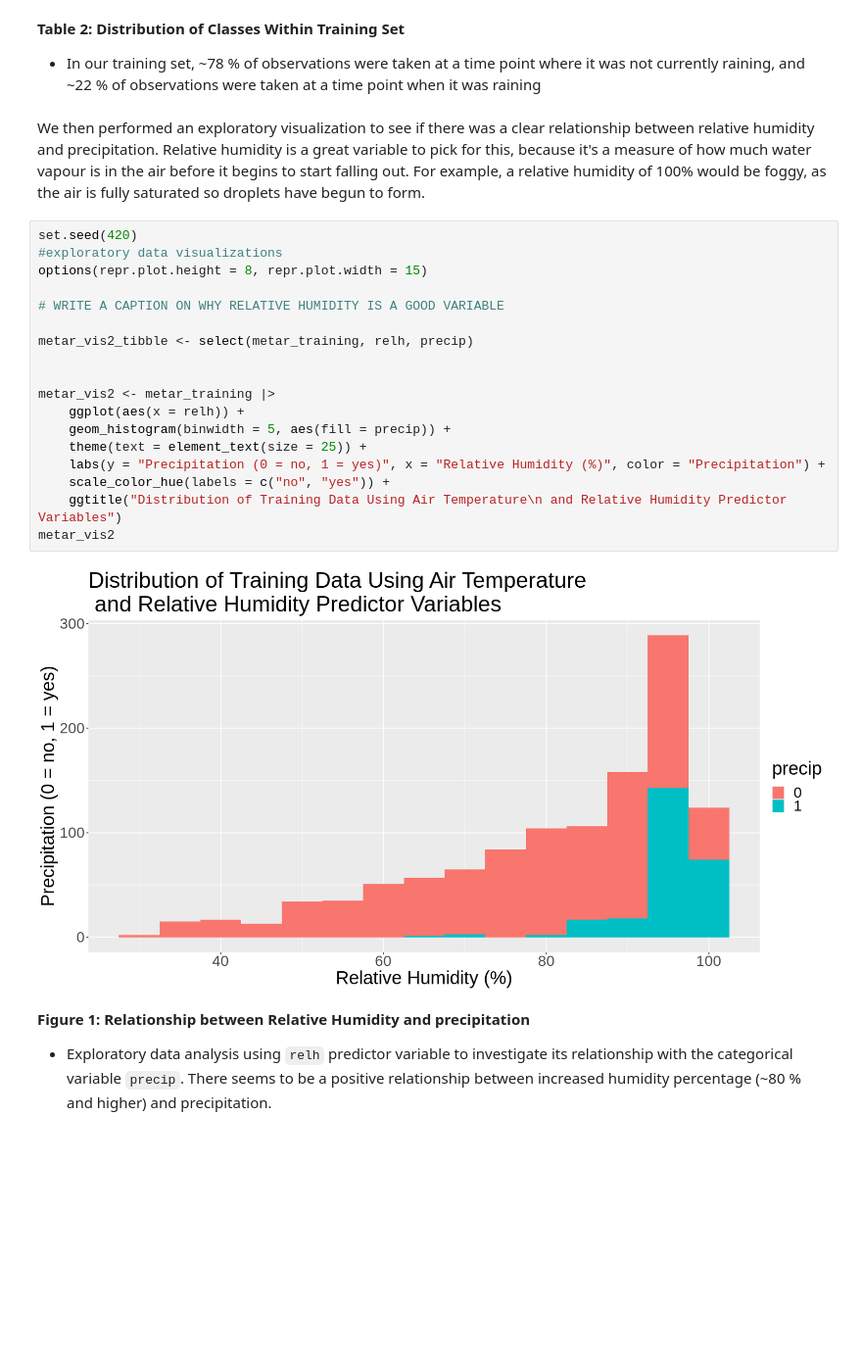
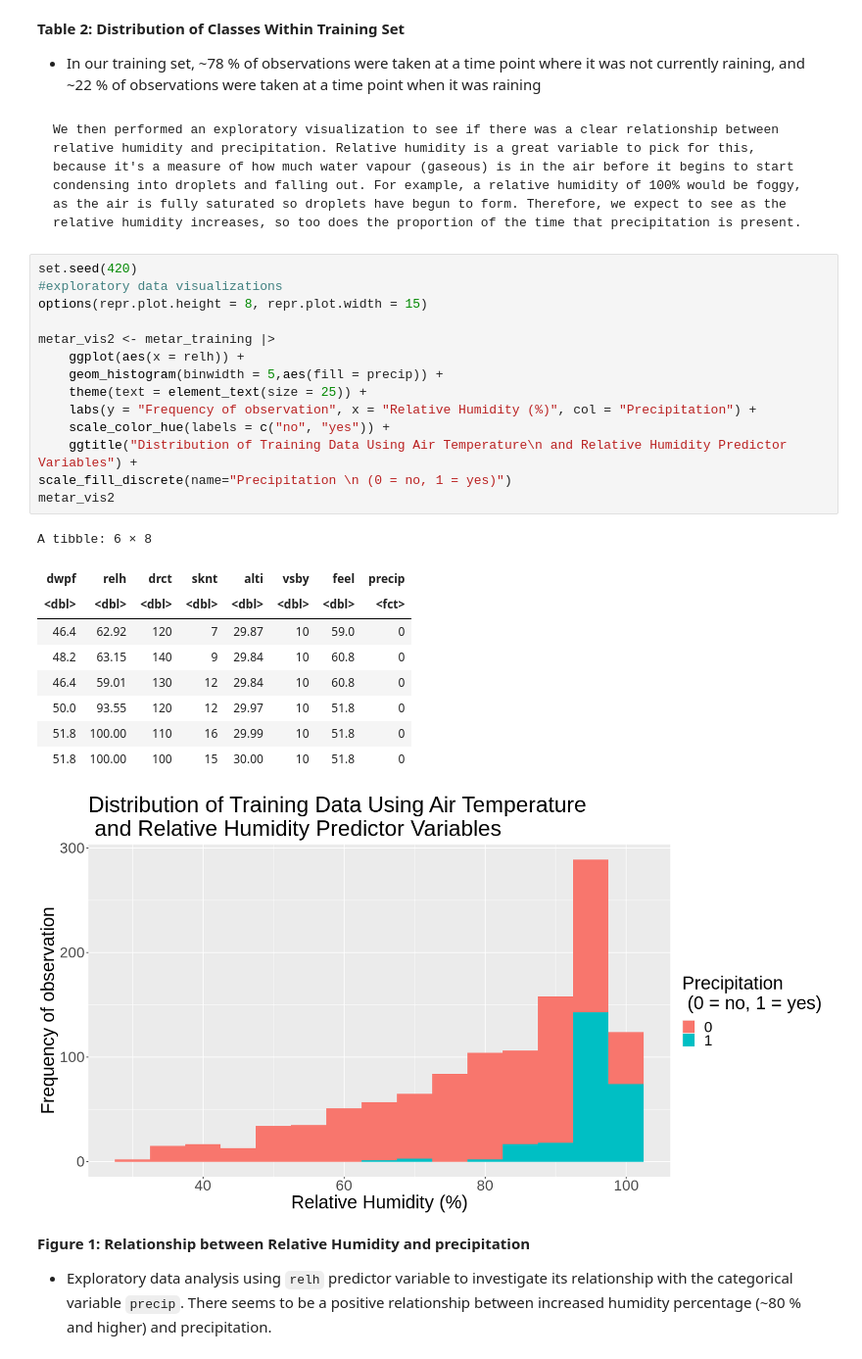
Before and after one commit to joobjoobsi/DSCI-group-44-project, a Jupyter notebook: GroupProject.ipynb, the cells around one changed output. Shown: that part at 98% size. Drawn from its saved outputs; the diff is of its cells as text; blank space fills up the shorter version.

Commit message:
Added a citation at the end, messed around with the first graph, added a markdown cell, and wrote some stuff in the intro

```diff
--- a/GroupProject.ipynb
+++ b/GroupProject.ipynb
@@ -233,27 +251,32 @@ A tibble: 2 × 3
 - In our training set, ~78 % of observations were taken at a time point where it was not
     currently raining, and ~22 % of observations were taken at a time point when it was raining
 # %% [markdown]
-We then performed an exploratory visualization to see if there was a clear relationship between relative humidity and precipitation. Relative humidity is a great variable to pick for this, because it's a measure of how much water vapour is in the air before it begins to start falling out. For example, a relative humidity of 100% would be foggy, as the air is fully saturated so droplets have begun to form.
+    We then performed an exploratory visualization to see if there was a clear relationship between relative humidity and precipitation. Relative humidity is a great variable to pick for this, because it's a measure of how much water vapour (gaseous) is in the air before it begins to start condensing into droplets and falling out. For example, a relative humidity of 100% would be foggy, as the air is fully saturated so droplets have begun to form. Therefore, we expect to see as the relative humidity increases, so too does the proportion of the time that precipitation is present.
 # %%
 set.seed(420)
 #exploratory data visualizations
 options(repr.plot.height = 8, repr.plot.width = 15)
 
-# WRITE A CAPTION ON WHY RELATIVE HUMIDITY IS A GOOD VARIABLE
-
-metar_vis2_tibble <- select(metar_training, relh, precip)
-
-
 metar_vis2 <- metar_training |>
     ggplot(aes(x = relh)) +
-    geom_histogram(binwidth = 5, aes(fill = precip)) +
+    geom_histogram(binwidth = 5,aes(fill = precip)) +
     theme(text = element_text(size = 25)) +
-    labs(y = "Precipitation (0 = no, 1 = yes)", x = "Relative Humidity (%)", color = "Precipitation") +
+    labs(y = "Frequency of observation", x = "Relative Humidity (%)", col = "Precipitation") +
     scale_color_hue(labels = c("no", "yes")) +
-    ggtitle("Distribution of Training Data Using Air Temperature\n and Relative Humidity Predictor Variables")
+    ggtitle("Distribution of Training Data Using Air Temperature\n and Relative Humidity Predictor Variables") +
+scale_fill_discrete(name="Precipitation \n (0 = no, 1 = yes)")
 metar_vis2
 # %% [output]
+A tibble: 6 × 8
+| dwpf | relh | drct | sknt | alti | vsby | feel | precip |
+| <dbl> | <dbl> | <dbl> | <dbl> | <dbl> | <dbl> | <dbl> | <fct> |
+| 46.4 | 62.92 | 120 | 7 | 29.87 | 10 | 59.0 | 0 |
+| 48.2 | 63.15 | 140 | 9 | 29.84 | 10 | 60.8 | 0 |
+| 46.4 | 59.01 | 130 | 12 | 29.84 | 10 | 60.8 | 0 |
+| 50.0 | 93.55 | 120 | 12 | 29.97 | 10 | 51.8 | 0 |
+| 51.8 | 100.00 | 110 | 16 | 29.99 | 10 | 51.8 | 0 |
+| 51.8 | 100.00 | 100 | 15 | 30.00 | 10 | 51.8 | 0 |
-[figure, old version]
+[figure, new version]
 # %% [markdown]
 **Figure 1: Relationship between Relative Humidity and precipitation**
 - Exploratory data analysis using `relh` predictor variable to investigate its relationship with the categorical variable `precip`. There seems to be a positive relationship between increased humidity percentage (~80 % and higher) and precipitation.
```
Also changed, not shown: parts of 5 cells of this notebook.
